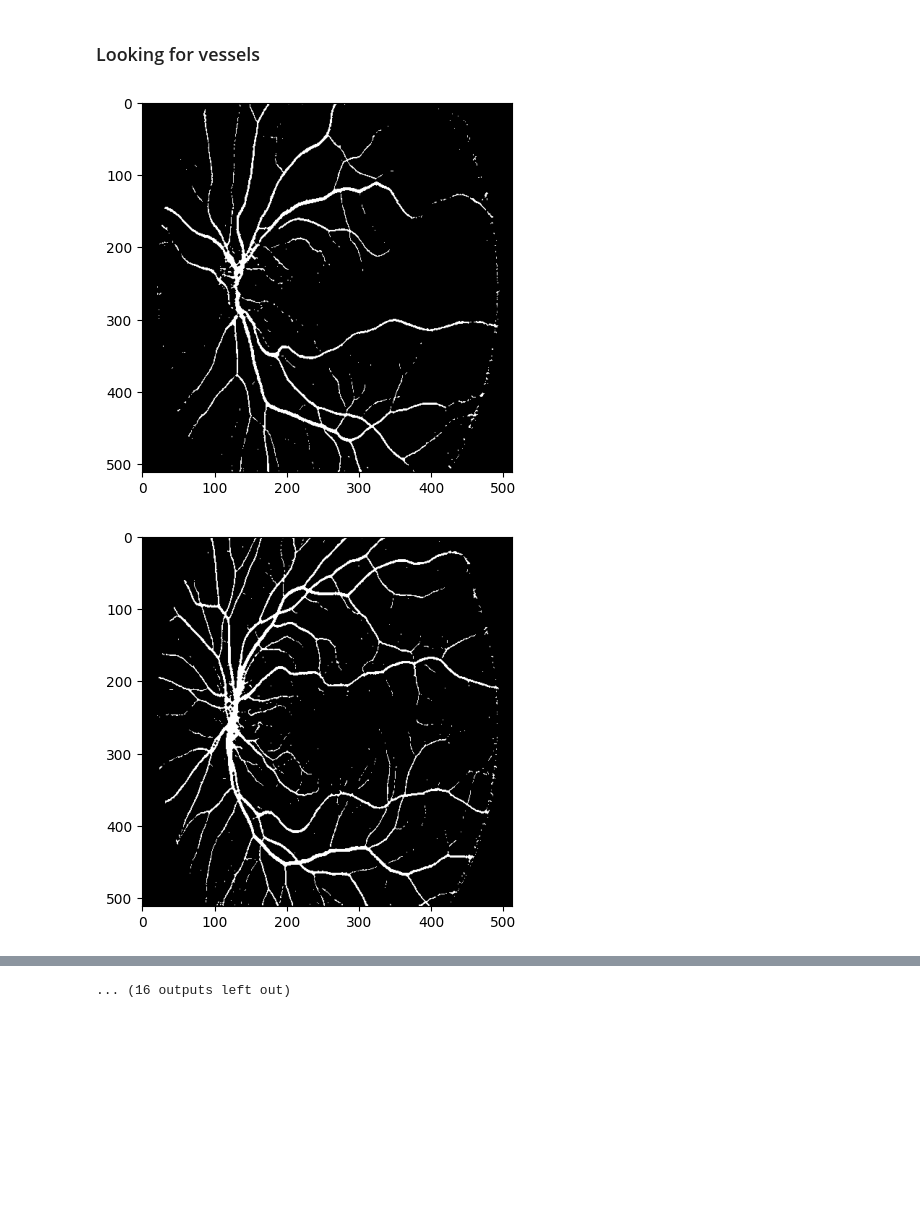
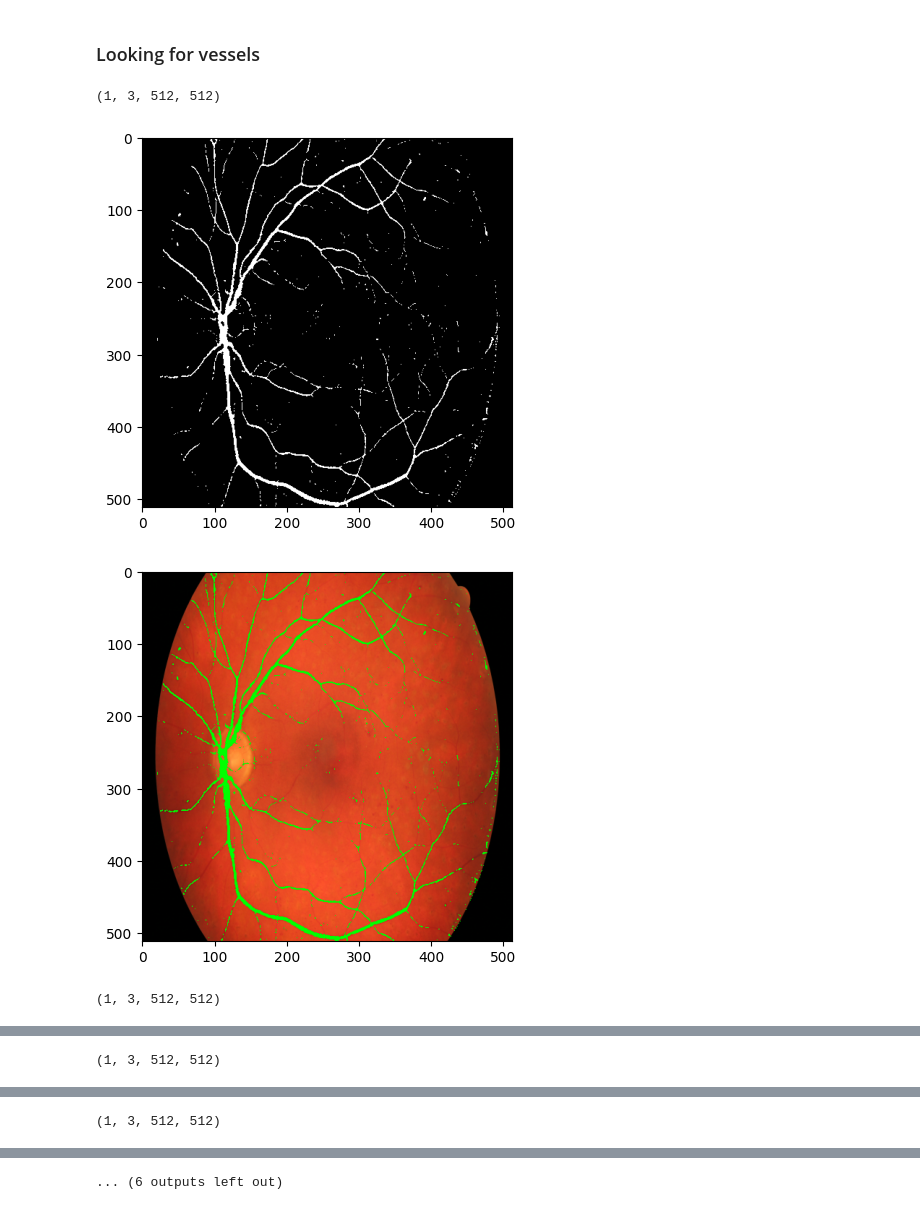
Before and after one commit to StanislawMarszalek/segmentation-of-fundus-images, a Jupyter notebook: main.ipynb, the cells around one changed output, grey strips where cells are left out. Drawn from its saved outputs; the diff is of its cells as text; code cells hidden in the pictures; blank space fills up the shorter version.

Commit message:
Add drawing found vessels

```diff
--- a/main.ipynb
+++ b/main.ipynb
@@ -220,36 +220,43 @@ if method.value!="" and images.value!=() and are_chosen:
             device="cuda" if torch.cuda.is_available() else "cpu"
             #Cleaning GPU memory before alocation
             torch.cuda.empty_cache()
             model = UNet(1).to(device)
             model.load_state_dict(torch.load(model_path.value, weights_only=True))
 
             img = cv2.resize(img, (size, size), interpolation=cv2.INTER_AREA)
             fov_mask = cv2.resize(fov_mask, (size, size), interpolation=cv2.INTER_AREA)
+            img_copy=deepcopy(img)
 
             img = np.transpose(img, (2, 0, 1))          # HWC -> CHW
             img = np.expand_dims(img, axis=0)           # CHW -> NCHW
-            img_copy=deepcopy(img)
 
+            print(img.shape)
             X = torch.tensor(img, dtype=torch.float32, device=device)
             with torch.no_grad():
                 vessels = model(X)
                 vessels = torch.sigmoid(vessels)
                 vessels = (vessels > 0.5).float()
             vessels = vessels.squeeze(0).squeeze(0).cpu().numpy().astype(np.uint8)
             if len(fov_mask.shape)>1:
                 fov_mask=fov_mask[:,:,1]
 
             vessels&=fov_mask
             vessels=postproces_pipeline(vessels,3)
-
+            ### DODAC DO GUI ROZMIAR FILTRA DO WYBORU
+        ###WYSIETLANIE MACIZERYZ POMYLEK DO POPRAWY
         if show_confussion_matrix.value:
             expert_mask=read_img(single_list[2])
+            exper_mask=expert_mask[:,:,1]
             expert_mask=np.where(expert_mask>0,1,0).astype(np.uint8)
             if method.value=="UNet (Neural Network)":
-                expert_mask = cv2.resize(fov_mask, (size, size), interpolation=cv2.INTER_NEAREST)
-                pass
+                expert_mask = cv2.resize(expert_mask, (size, size), interpolation=cv2.INTER_NEAREST)
+            create_confusions_matrix(expert_mask,vessels)
 
         show_img(vessels)
+        cp=draw_vessels(img_copy,vessels)
+        show_img(cp)
 # %% [output]
+(1, 3, 512, 512)
-[figure, old version]
+[figure, new version]
-[figure, old version]
+[figure, new version]
+(1, 3, 512, 512)
@@ -257,0 +265 @@ if method.value!="" and images.value!=() and are_chosen:
+(1, 3, 512, 512)
@@ -259,0 +268 @@ if method.value!="" and images.value!=() and are_chosen:
+(1, 3, 512, 512)
@@ -266 +271 @@ if method.value!="" and images.value!=() and are_chosen:
-... (16 outputs left out)
+... (6 outputs left out)
```
Also changed, not shown: parts of 1 cell of this notebook.
